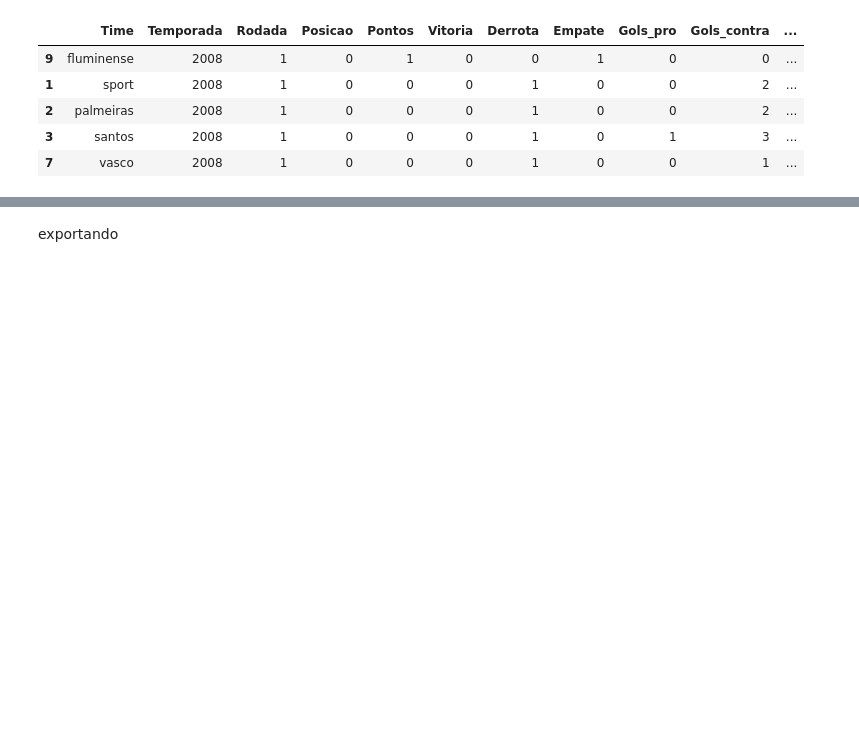
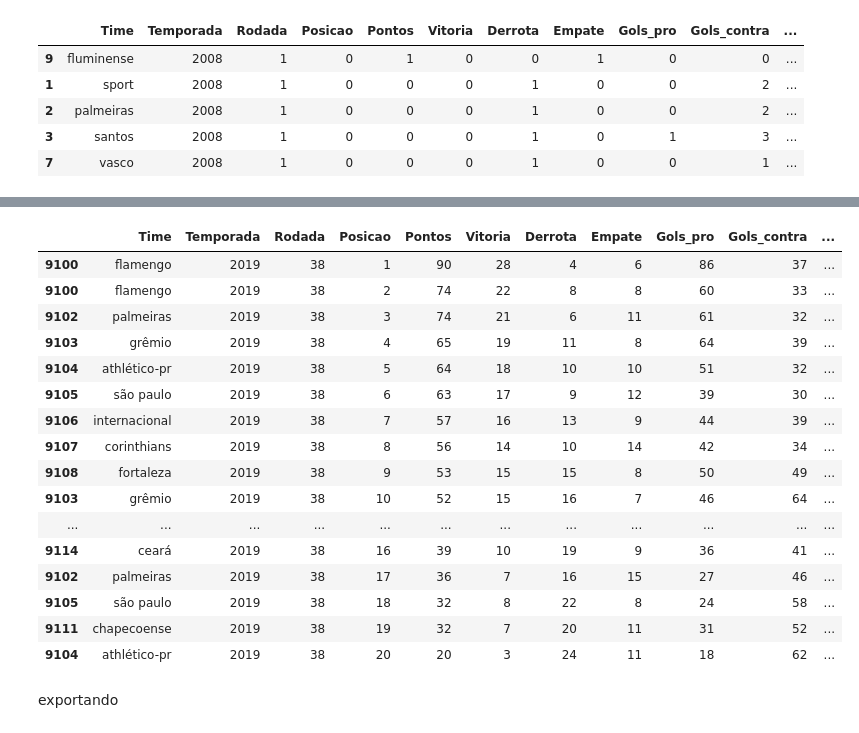
Before and after one commit to DavidAntonio7/criacao_df_brasileirao, a Jupyter notebook: criando_DataFrame_brasileirao.ipynb, the cells around one changed output, grey strips where cells are left out. Cells and saved outputs as stored; diff of their text form; code cells hidden in the pictures; blank space fills up the shorter version.

```diff
--- a/criando_DataFrame_brasileirao.ipynb
+++ b/criando_DataFrame_brasileirao.ipynb
@@ -444,3 +480,25 @@ df_times_final = pd.concat([dados_Mandante,dados_visitante])
+# %%
+df_times_final.sort_values(['Temporada','Rodada','Posicao'],inplace=True)
+# %%
+df_times_final.tail(20)
+# %% [output]
+|  | Time | Temporada | Rodada | Posicao | Pontos | Vitoria | Derrota | Empate | Gols_pro | Gols_contra | ... |
+| 9100 | flamengo | 2019 | 38 | 1 | 90 | 28 | 4 | 6 | 86 | 37 | ... |
+| 9100 | flamengo | 2019 | 38 | 2 | 74 | 22 | 8 | 8 | 60 | 33 | ... |
+| 9102 | palmeiras | 2019 | 38 | 3 | 74 | 21 | 6 | 11 | 61 | 32 | ... |
+| 9103 | grêmio | 2019 | 38 | 4 | 65 | 19 | 11 | 8 | 64 | 39 | ... |
+| 9104 | athlético-pr | 2019 | 38 | 5 | 64 | 18 | 10 | 10 | 51 | 32 | ... |
+| 9105 | são paulo | 2019 | 38 | 6 | 63 | 17 | 9 | 12 | 39 | 30 | ... |
+| 9106 | internacional | 2019 | 38 | 7 | 57 | 16 | 13 | 9 | 44 | 39 | ... |
+| 9107 | corinthians | 2019 | 38 | 8 | 56 | 14 | 10 | 14 | 42 | 34 | ... |
+| 9108 | fortaleza | 2019 | 38 | 9 | 53 | 15 | 15 | 8 | 50 | 49 | ... |
+| 9103 | grêmio | 2019 | 38 | 10 | 52 | 15 | 16 | 7 | 46 | 64 | ... |
+| ... | ... | ... | ... | ... | ... | ... | ... | ... | ... | ... | ... |
+| 9114 | ceará | 2019 | 38 | 16 | 39 | 10 | 19 | 9 | 36 | 41 | ... |
+| 9102 | palmeiras | 2019 | 38 | 17 | 36 | 7 | 16 | 15 | 27 | 46 | ... |
+| 9105 | são paulo | 2019 | 38 | 18 | 32 | 8 | 22 | 8 | 24 | 58 | ... |
+| 9111 | chapecoense | 2019 | 38 | 19 | 32 | 7 | 20 | 11 | 31 | 52 | ... |
+| 9104 | athlético-pr | 2019 | 38 | 20 | 20 | 3 | 24 | 11 | 18 | 62 | ... |
 # %% [markdown]
 exportando
 # %%
```
Also changed, not shown: parts of 3 cells of this notebook.
